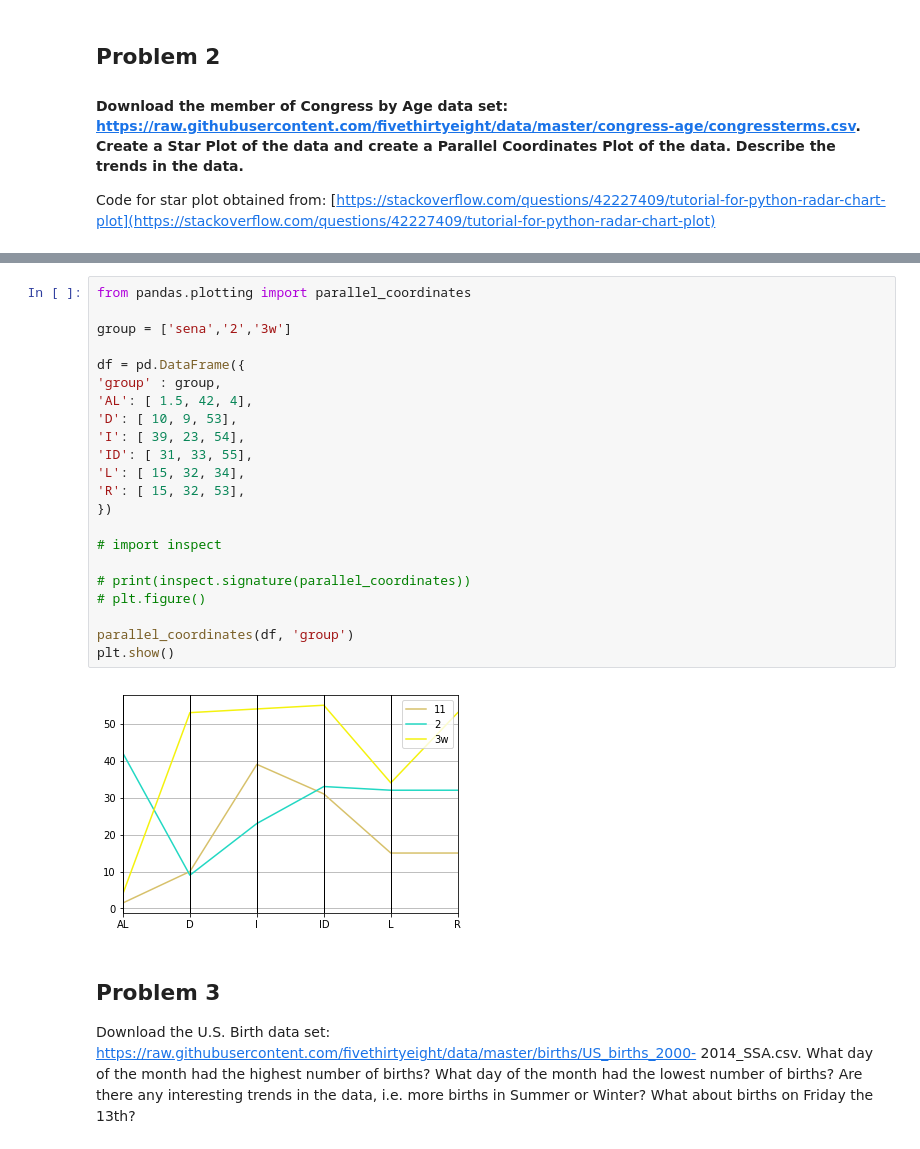
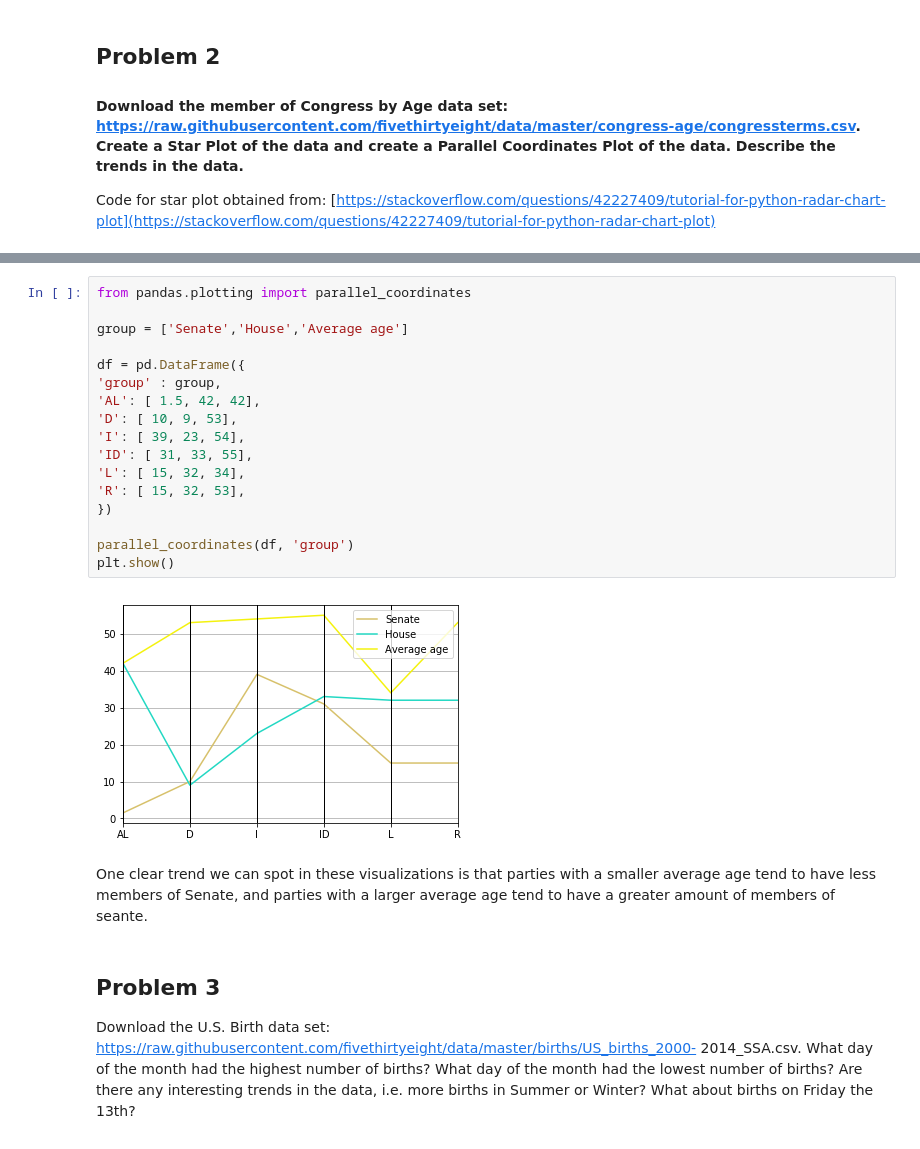
Before and after one commit to jesuszarate/VisForScientificData, a Jupyter notebook: Assignment1/Assignment1.ipynb, the cells around one changed output, grey strips where cells are left out. Cells and saved outputs as stored; diff of their text form.

Commit message:
Added explanation in trends in data

```diff
--- a/Assignment1/Assignment1.ipynb
+++ b/Assignment1/Assignment1.ipynb
@@ -198,27 +198,24 @@ plt.show()
 # %%
 from pandas.plotting import parallel_coordinates
 
-group = ['sena','2','3w']
+group = ['Senate','House','Average age']
 
 df = pd.DataFrame({
 'group' : group,
-'AL': [ 1.5, 42, 4],
+'AL': [ 1.5, 42, 42],
 'D': [ 10, 9, 53],
 'I': [ 39, 23, 54],
 'ID': [ 31, 33, 55],
 'L': [ 15, 32, 34],
 'R': [ 15, 32, 53],
 })
 
-# import inspect
-
-# print(inspect.signature(parallel_coordinates))
-# plt.figure()
-
 parallel_coordinates(df, 'group')
 plt.show()
 # %% [output]
-[figure, old version]
+[figure, new version]
+# %% [markdown]
+One clear trend we can spot in these visualizations is that parties with a smaller average age tend to have less members of Senate, and parties with a larger average age tend to have a greater amount of members of seante.
 # %% [markdown]
 ## Problem 3
 Download the U.S. Birth data set:
```
Also changed, not shown: parts of 5 cells of this notebook.
